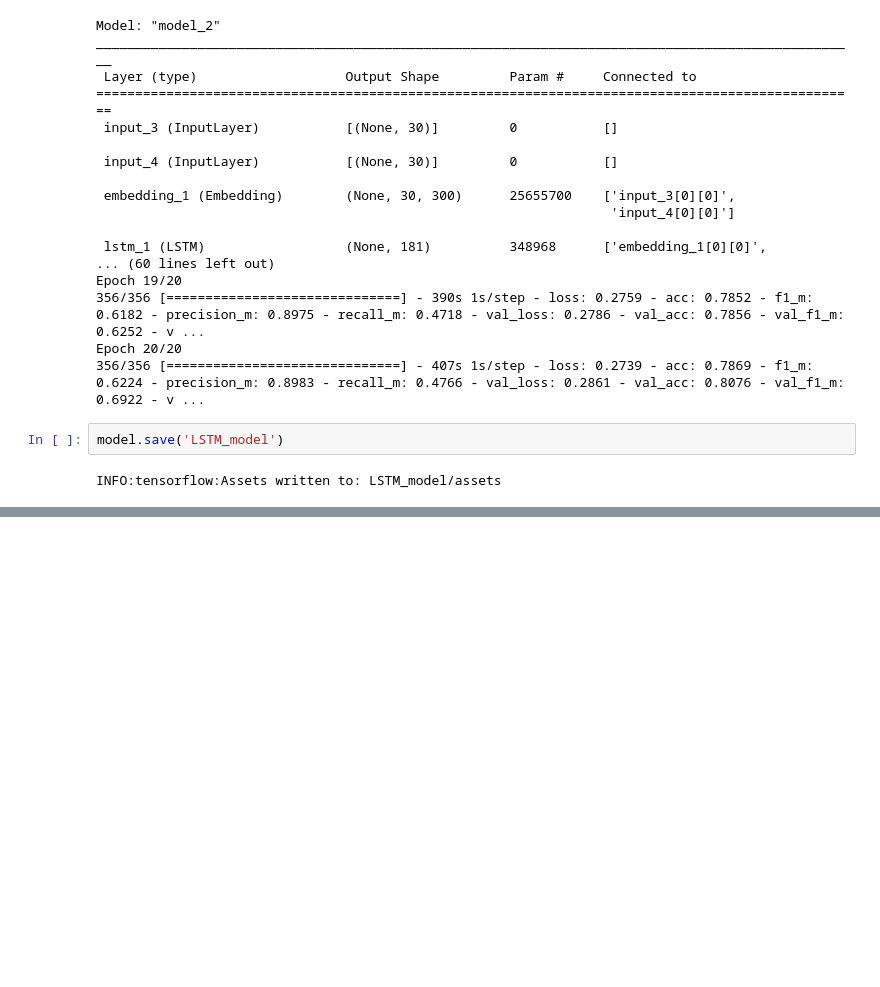
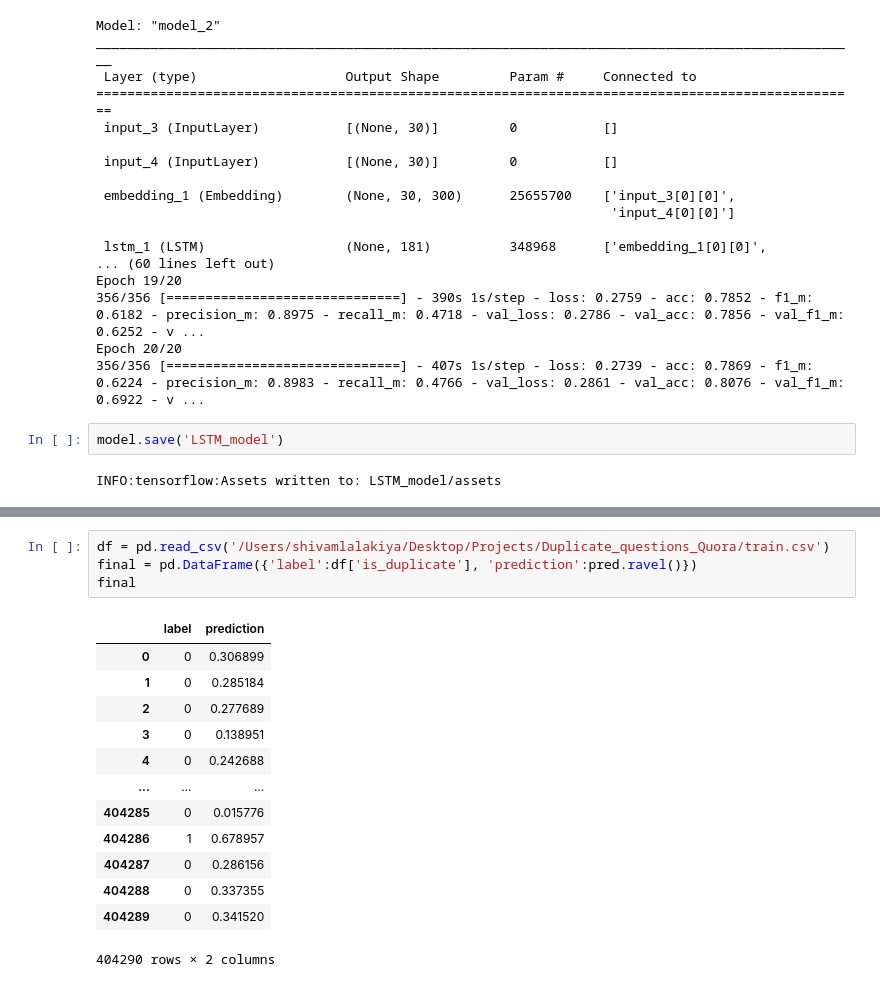
Before and after one commit to shivamlalakiya/Duplicate_Questions_Quora, a Jupyter notebook: code/model.ipynb, the cells around one changed output, grey strips where cells are left out. Drawn from its saved outputs; the diff is of its cells as text; blank space fills up the shorter version.

```diff
--- a/code/model.ipynb
+++ b/code/model.ipynb
@@ -197,0 +208,18 @@ INFO:tensorflow:Assets written to: LSTM_model/assets
+# %%
+df = pd.read_csv('/Users/shivamlalakiya/Desktop/Projects/Duplicate_questions_Quora/train.csv')
+final = pd.DataFrame({'label':df['is_duplicate'], 'prediction':pred.ravel()})
+final
+# %% [output]
+|  | label | prediction |
+| 0 | 0 | 0.306899 |
+| 1 | 0 | 0.285184 |
+| 2 | 0 | 0.277689 |
+| 3 | 0 | 0.138951 |
+| 4 | 0 | 0.242688 |
+| ... | ... | ... |
+| 404285 | 0 | 0.015776 |
+| 404286 | 1 | 0.678957 |
+| 404287 | 0 | 0.286156 |
+| 404288 | 0 | 0.337355 |
+| 404289 | 0 | 0.341520 |
+404290 rows × 2 columns
```
Also changed, not shown: parts of 7 cells of this notebook, 4 other files.
